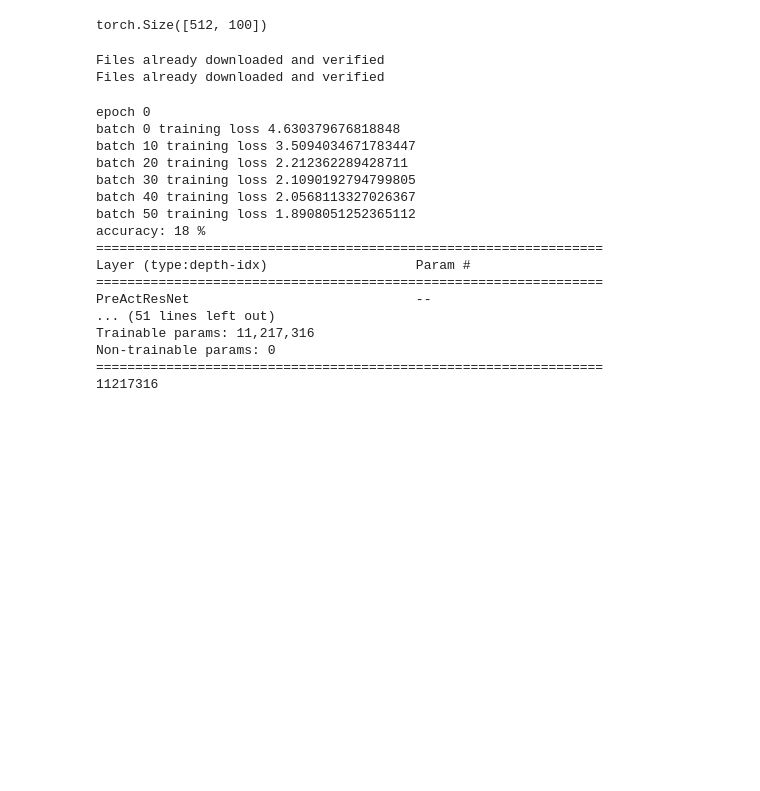
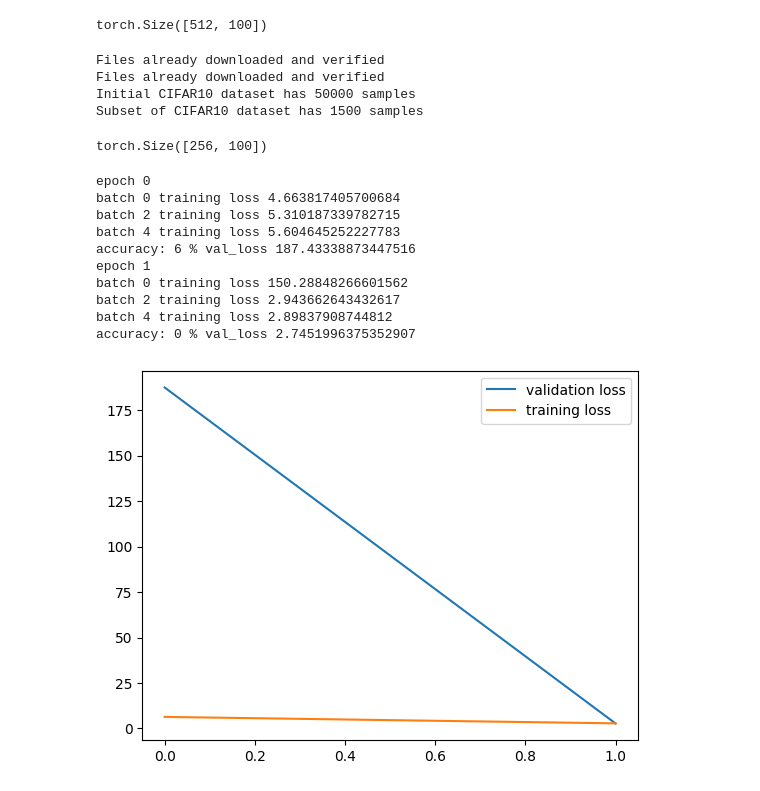
Before and after one commit to antoineluu/sysemb, a Jupyter notebook: training_groupe2.ipynb, the cells around one changed output. Saved outputs shown, nothing was run; the diff lists cells and outputs as text; code cells hidden in the pictures; blank space fills up the shorter version.

```diff
--- a/training_groupe2.ipynb
+++ b/training_groupe2.ipynb
@@ -156,12 +158,11 @@ c10train = CIFAR10(rootdir,train=True,download=True,transform=transform_train)
 c10test = CIFAR10(rootdir,train=False,download=True,transform=transform_test)
 ## number of target samples for the final dataset
 num_train_examples = len(c10train)
-num_samples_subset = 15000
+num_samples_subset = 1500
 
 ## We set a seed manually so as to reproduce the results easily
 seed  = 2147483647
 
-batch_size = 256
 
 ## Generate a list of shuffled indices ; with the fixed seed, the permutation will always be the same, for reproducibility
 indices = list(range(num_train_examples))
@@ -171,7 +172,7 @@ np.random.RandomState(seed=seed).shuffle(indices)## modifies the list in place
 c10train_subset = torch.utils.data.Subset(c10train,indices[:num_samples_subset])
 print(f"Initial CIFAR10 dataset has {len(c10train)} samples")
 print(f"Subset of CIFAR10 dataset has {len(c10train_subset)} samples")
-
+batch_size = 256
 # Finally we can define anoter dataloader for the training data
 trainloader = DataLoader(c10train,batch_size=batch_size,shuffle=True)
 testloader = DataLoader(c10test,batch_size=batch_size)
@@ -180,17 +181,24 @@ trainloader_subset = DataLoader(c10train_subset,batch_size=batch_size,shuffle=Tr
 # %% [output]
 Files already downloaded and verified
 Files already downloaded and verified
+Initial CIFAR10 dataset has 50000 samples
+Subset of CIFAR10 dataset has 1500 samples
 # %%
 model = PreActResNet18()
 model = model.to(device)
 optimizer = Adam(model.parameters(), lr=0.001)
 loss_fn = CrossEntropyLoss()
-
 x = torch.randn(batch_size,3,32,32, device=device)
 y = model((x))
+print(y.size())
 loss = loss_fn(y, torch.rand_like(y))
+# %% [output]
+torch.Size([256, 100])
 # %%
-def train(model, loader, val_loader,  optimizer, loss_fn, n_epochs=1):
+def train(model, loader, val_loader,  optimizer, loss_fn, n_epochs=1, save_name=False, plot=False):
+    start_time = time.time()
+    training_losses = []
+    validation_losses = []
     for e in range(n_epochs):
         print("epoch", e)
         for i_batch, batch in enumerate(loader):
@@ -202,7 +210,7 @@ def train(model, loader, val_loader,  optimizer, loss_fn, n_epochs=1):
             loss = loss_fn(outputs, labels)
             loss.backward()
             optimizer.step()
-            if i_batch%10==0: print("batch", i_batch, "training loss", loss.item())
+            if i_batch%2==0: print("batch", i_batch, "training loss", loss.item())
         correct = 0
         total = 0
         with torch.inference_mode():
@@ -213,35 +221,51 @@ def train(model, loader, val_loader,  optimizer, loss_fn, n_epochs=1):
                 images = images.to(device)
                 labels = labels.to(device)
                 outputs = model.forward(images)
-                loss = loss_fn(outputs, labels)
-                val_loss+= loss
+                vloss = loss_fn(outputs, labels)
+                val_loss+= vloss.item()
             _, predicted = torch.max(outputs.data, 1)
             total += labels.size(0)
             correct += (predicted == labels).sum().item()
-        print(f'accuracy: {100 * correct // total} %')
+            val_loss = val_loss/i_batch
+        print(f'accuracy: {100 * correct // total} %', 'val_loss', val_loss)
+        training_losses.append(loss.detach().cpu().numpy())
+        validation_losses.append(val_loss)
+
+    training_time = start_time-time.time()
     pytorch_total_params = sum(p.numel() for p in model.parameters() if p.requires_grad)
-    print(pytorch_total_params)
+
+    # print(pytorch_total_params)
+    if save_name:
+        torch.save({
+            'model_state_dict': model.state_dict(),
+            'optimizer_state_dict': optimizer.state_dict(),
+            'n_epochs': n_epochs,
+            'batch_size':batch_size,
+            'loss_fn':loss_fn.__str__,
+            'total_trainable_params':pytorch_total_params,
+            'training_time': training_time,
+            }, "./checkpoints/"+save_name)
+
+    if plot:
+        plt.plot(range(n_epochs),validation_losses)
+        plt.plot(range(n_epochs),training_losses)
+        plt.legend(['validation loss', 'training loss'])
+        plt.show()
 # %%
 model = PreActResNet18()
 model = model.to(device)
 optimizer = Adam(model.parameters(), lr=0.001)
 loss_fn = CrossEntropyLoss()
-train(model, trainloader_subset, testloader, optimizer, loss_fn ,n_epochs=1)
+train(model, trainloader_subset, testloader, optimizer, loss_fn ,n_epochs=2, save_name="trial_1", plot=True)
 # %% [output]
 epoch 0
-batch 0 training loss 4.630379676818848
-batch 10 training loss 3.5094034671783447
-batch 20 training loss 2.212362289428711
-batch 30 training loss 2.1090192794799805
-batch 40 training loss 2.0568113327026367
-batch 50 training loss 1.8908051252365112
-accuracy: 18 %
-=================================================================
-Layer (type:depth-idx)                   Param #
-=================================================================
-PreActResNet                             --
-... (51 lines left out)
-Trainable params: 11,217,316
-Non-trainable params: 0
-=================================================================
-11217316
+batch 0 training loss 4.663817405700684
+batch 2 training loss 5.310187339782715
+batch 4 training loss 5.604645252227783
+accuracy: 6 % val_loss 187.43338873447516
+epoch 1
+batch 0 training loss 150.28848266601562
+batch 2 training loss 2.943662643432617
+batch 4 training loss 2.89837908744812
+accuracy: 0 % val_loss 2.7451996375352907
+[figure, added]
```
Also changed, not shown: parts of 1 cell of this notebook.
